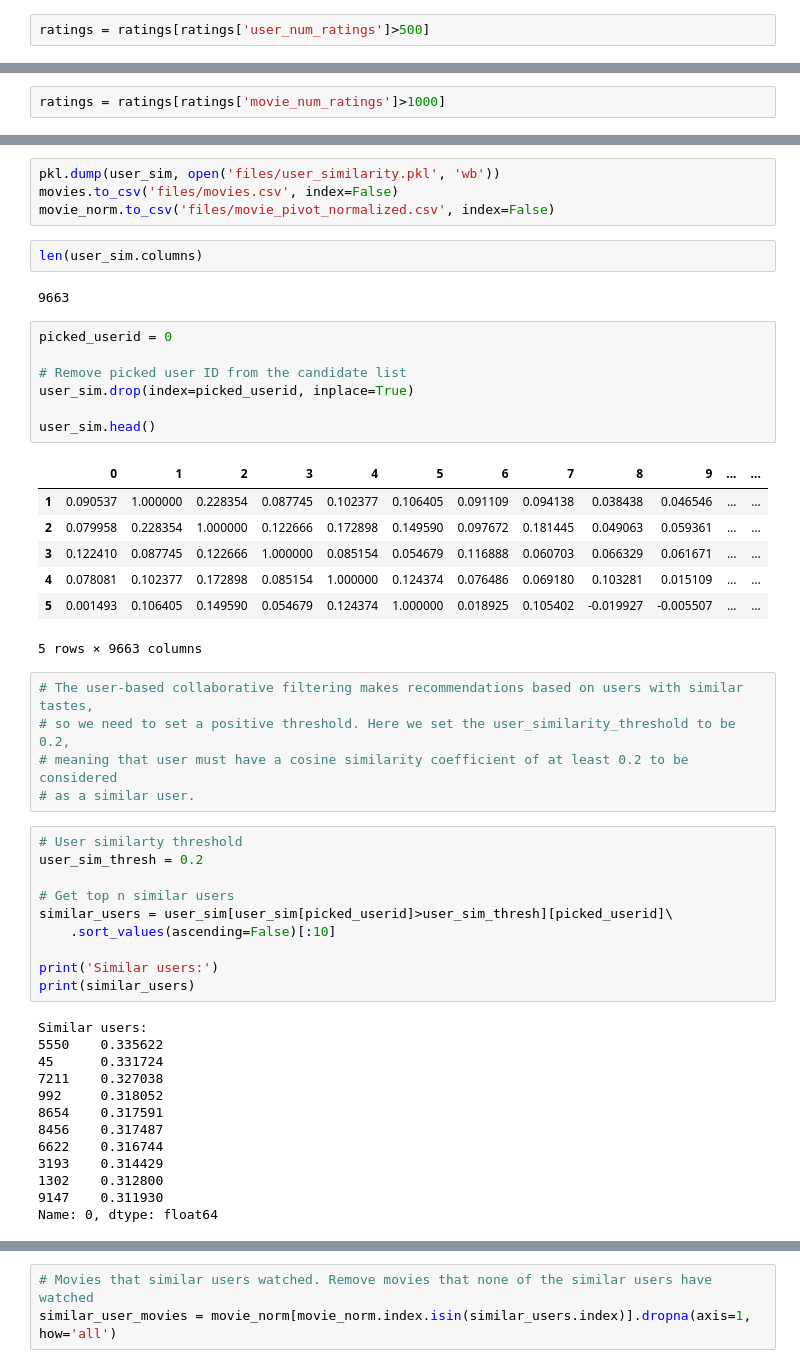
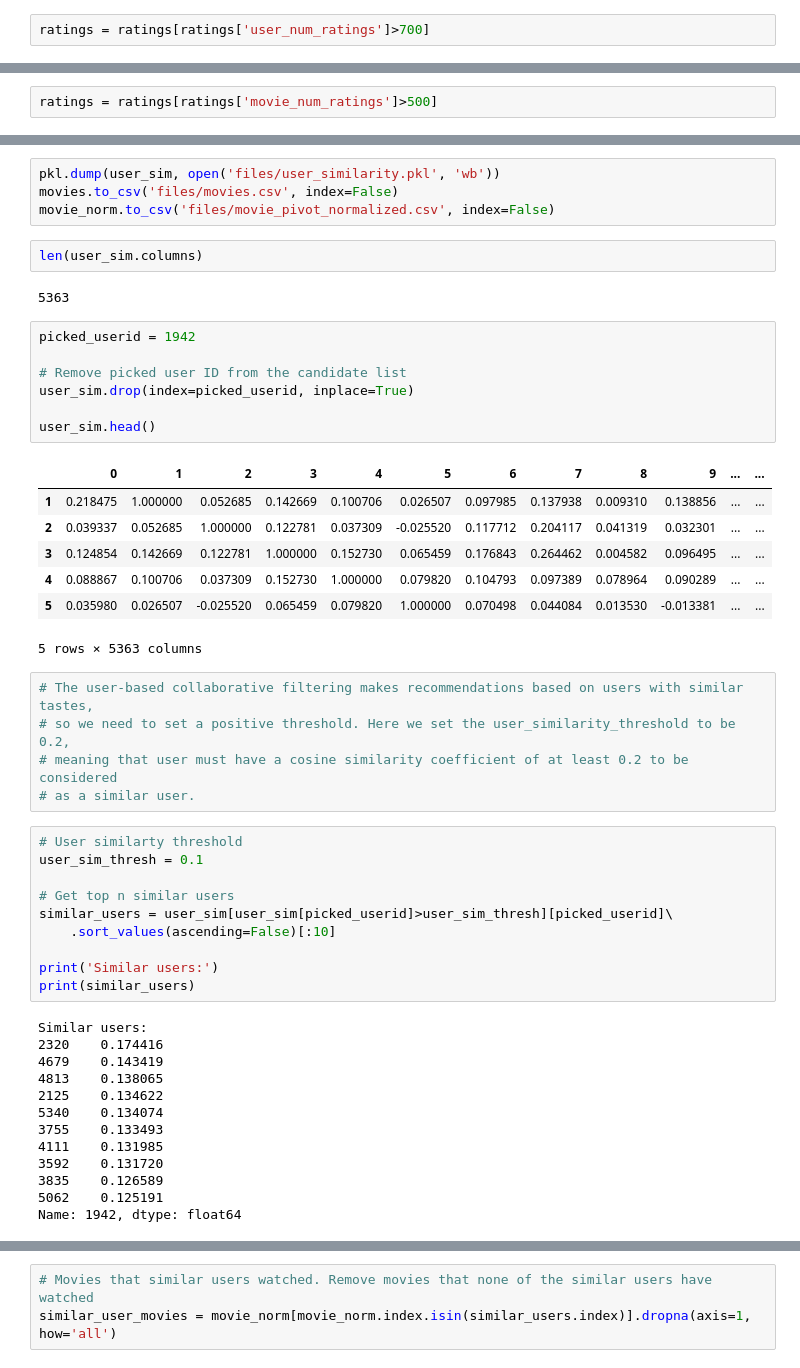
Before and after one commit to WizzVard/Recommendation-system, a Jupyter notebook: Colaborative_Filtering_main.ipynb, the cells around one changed output, grey strips where cells are left out. Drawn from its saved outputs; the diff is of its cells as text.

```diff
--- a/Colaborative_Filtering_main.ipynb
+++ b/Colaborative_Filtering_main.ipynb
@@ -113,5 +121,5 @@ ratings[ratings['user_num_ratings']>500]['user_num_ratings'].hist(bins=100)
 # %%
-ratings = ratings[ratings['user_num_ratings']>500]
+ratings = ratings[ratings['user_num_ratings']>700]
 # %%
 ratings.groupby('movieId')['rating'].count().sort_values(ascending=False)
 # %% [output]
@@ -165,5 +173,5 @@ ratings[ratings['movie_num_ratings']>1000]['movie_num_ratings'].hist(bins=100)
 # %%
-ratings = ratings[ratings['movie_num_ratings']>1000]
+ratings = ratings[ratings['movie_num_ratings']>500]
 # %%
 ratings.shape
 # %% [output]
@@ -255,22 +263,22 @@ movie_norm.to_csv('files/movie_pivot_normalized.csv', index=False)
 # %%
 len(user_sim.columns)
 # %% [output]
-9663
+5363
 # %%
-picked_userid = 0
+picked_userid = 1942
 
 # Remove picked user ID from the candidate list
 user_sim.drop(index=picked_userid, inplace=True)
 
 user_sim.head()
 # %% [output]
 |  | 0 | 1 | 2 | 3 | 4 | 5 | 6 | 7 | 8 | 9 | ... | ... |
-| 1 | 0.090537 | 1.000000 | 0.228354 | 0.087745 | 0.102377 | 0.106405 | 0.091109 | 0.094138 | 0.038438 | 0.046546 | ... | ... |
-| 2 | 0.079958 | 0.228354 | 1.000000 | 0.122666 | 0.172898 | 0.149590 | 0.097672 | 0.181445 | 0.049063 | 0.059361 | ... | ... |
-| 3 | 0.122410 | 0.087745 | 0.122666 | 1.000000 | 0.085154 | 0.054679 | 0.116888 | 0.060703 | 0.066329 | 0.061671 | ... | ... |
-| 4 | 0.078081 | 0.102377 | 0.172898 | 0.085154 | 1.000000 | 0.124374 | 0.076486 | 0.069180 | 0.103281 | 0.015109 | ... | ... |
-| 5 | 0.001493 | 0.106405 | 0.149590 | 0.054679 | 0.124374 | 1.000000 | 0.018925 | 0.105402 | -0.019927 | -0.005507 | ... | ... |
+| 1 | 0.218475 | 1.000000 | 0.052685 | 0.142669 | 0.100706 | 0.026507 | 0.097985 | 0.137938 | 0.009310 | 0.138856 | ... | ... |
+| 2 | 0.039337 | 0.052685 | 1.000000 | 0.122781 | 0.037309 | -0.025520 | 0.117712 | 0.204117 | 0.041319 | 0.032301 | ... | ... |
+| 3 | 0.124854 | 0.142669 | 0.122781 | 1.000000 | 0.152730 | 0.065459 | 0.176843 | 0.264462 | 0.004582 | 0.096495 | ... | ... |
+| 4 | 0.088867 | 0.100706 | 0.037309 | 0.152730 | 1.000000 | 0.079820 | 0.104793 | 0.097389 | 0.078964 | 0.090289 | ... | ... |
+| 5 | 0.035980 | 0.026507 | -0.025520 | 0.065459 | 0.079820 | 1.000000 | 0.070498 | 0.044084 | 0.013530 | -0.013381 | ... | ... |
-5 rows × 9663 columns
+5 rows × 5363 columns
 # %%
 # The user-based collaborative filtering makes recommendations based on users with similar tastes,
 # so we need to set a positive threshold. Here we set the user_similarity_threshold to be 0.2,
@@ -278,7 +286,7 @@ user_sim.head()
 # as a similar user.
 # %%
 # User similarty threshold
-user_sim_thresh = 0.2
+user_sim_thresh = 0.1
 
 # Get top n similar users
 similar_users = user_sim[user_sim[picked_userid]>user_sim_thresh][picked_userid]\
@@ -288,17 +296,17 @@ print('Similar users:')
 print(similar_users)
 # %% [output]
 Similar users:
-5550    0.335622
-45      0.331724
-7211    0.327038
-992     0.318052
-8654    0.317591
-8456    0.317487
-6622    0.316744
-3193    0.314429
-1302    0.312800
-9147    0.311930
-Name: 0, dtype: float64
+2320    0.174416
+4679    0.143419
+4813    0.138065
+2125    0.134622
+5340    0.134074
+3755    0.133493
+4111    0.131985
+3592    0.131720
+3835    0.126589
+5062    0.125191
+Name: 1942, dtype: float64
 # %%
 movie_norm[movie_norm.index==0]
 # %% [output]
```
Also changed, not shown: parts of 18 cells of this notebook.
